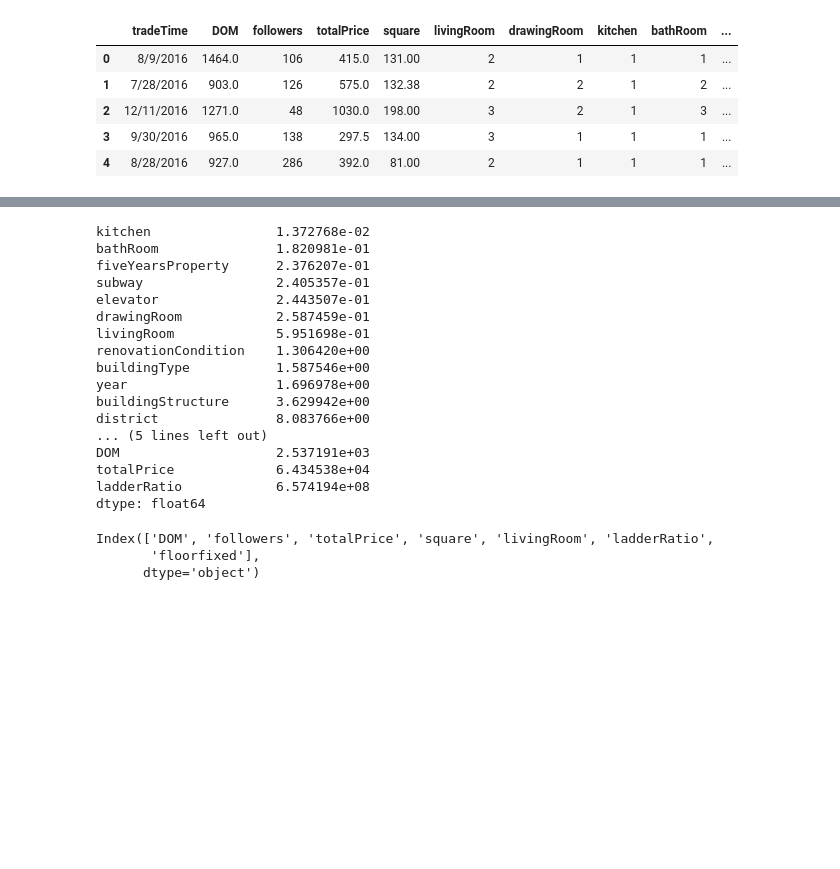
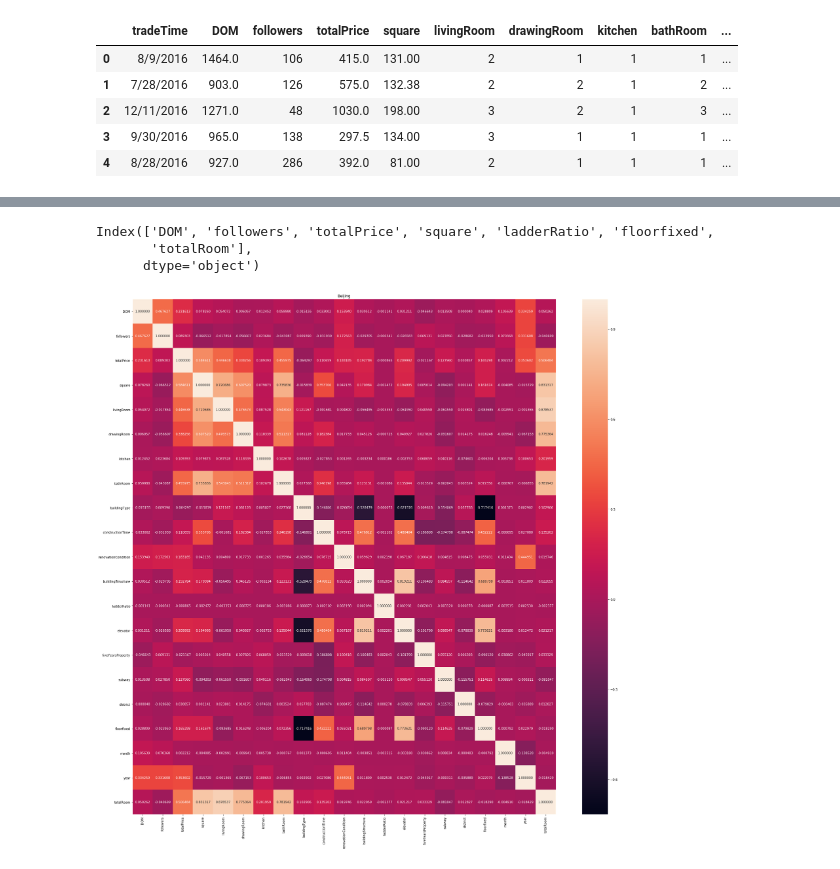
Before and after one commit to ashleyz7/370-Housing-Price-Project, a Jupyter notebook: analysis2.ipynb, the cells around one changed output, grey strips where cells are left out. Cells and saved outputs as stored; diff of their text form; code cells hidden in the pictures; blank space fills up the shorter version.

```diff
--- a/analysis2.ipynb
+++ b/analysis2.ipynb
@@ -107,25 +77,10 @@ dtype: object
+# %%
+# add a new columns that record the total number of rooms in a house
+data['totalRoom'] = data['livingRoom'] + data['drawingRoom'] + data['kitchen'] + data['bathRoom']
 # %%
 # ####### checking variance, for variance selector we need to specify a threshold (e.g. 0.01) to actually remove features
 # ####### or use along with select percentile
-data.var().sort_values()
+# data.var().sort_values()
-# %% [output]
-kitchen                1.372768e-02
-bathRoom               1.820981e-01
-fiveYearsProperty      2.376207e-01
-subway                 2.405357e-01
-elevator               2.443507e-01
-drawingRoom            2.587459e-01
-livingRoom             5.951698e-01
-renovationCondition    1.306420e+00
-buildingType           1.587546e+00
-year                   1.696978e+00
-buildingStructure      3.629942e+00
-district               8.083766e+00
-... (5 lines left out)
-DOM                    2.537191e+03
-totalPrice             6.434538e+04
-ladderRatio            6.574194e+08
-dtype: float64
 # %%
 # #Removing features with low variance
 # def variance_threshold_selector(data,threshold):
@@ -148,6 +103,17 @@ def univariate_feature_selector(data, k=7):
 data_uni = univariate_feature_selector(data, k=7)
 data_uni.columns
 # %% [output]
-Index(['DOM', 'followers', 'totalPrice', 'square', 'livingRoom', 'ladderRatio',
-       'floorfixed'],
+Index(['DOM', 'followers', 'totalPrice', 'square', 'ladderRatio', 'floorfixed',
+       'totalRoom'],
       dtype='object')
+# %%
+def correlation(dataset):
+    """plot each variable to find their relationship with totalPrice
+    """
+    plt.figure(figsize = (30, 30))
+    sns.heatmap(dataset.corr(), annot=True, fmt='1f')
+    plt.title('Beijing')
+    plt.show()
+correlation(data)
+# %% [output]
+[figure, added]
```
Also changed, not shown: parts of 20 cells of this notebook.
